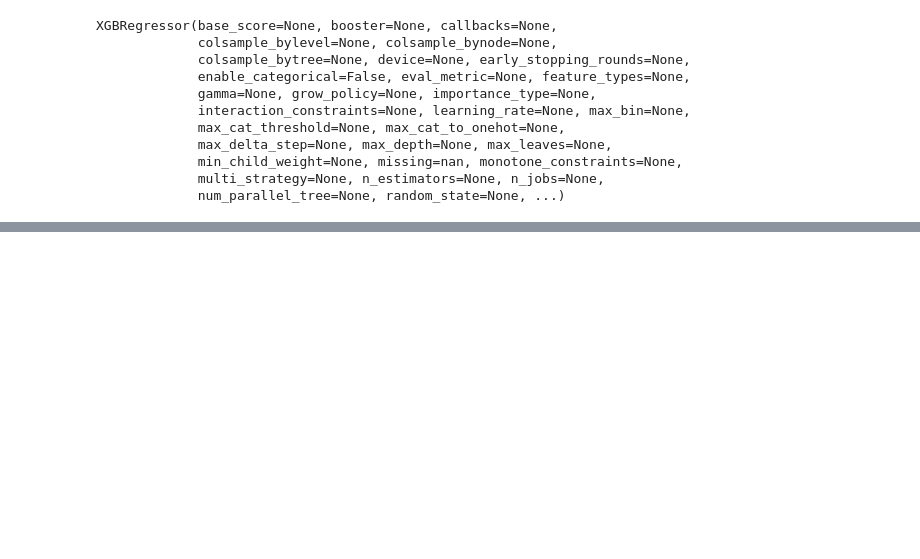
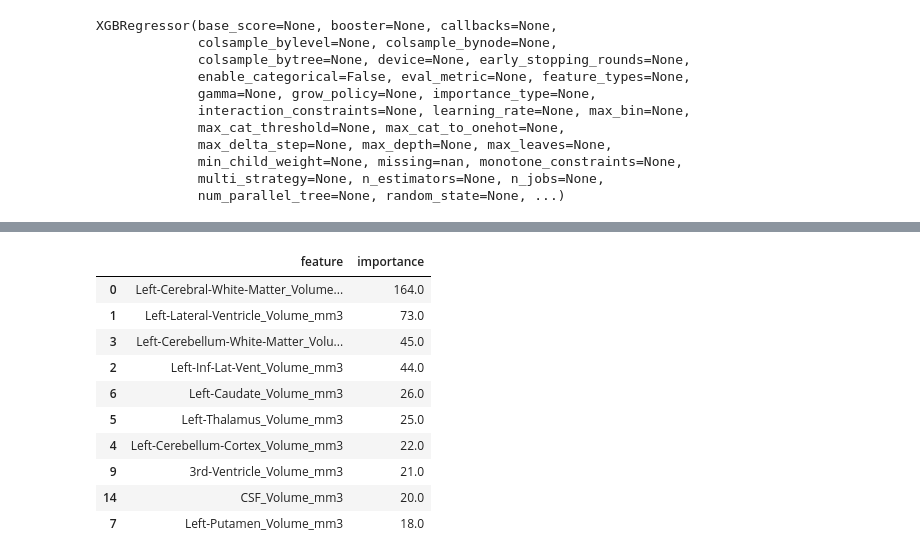
Before and after one commit to damianpolakpjwstk/dsc-2023-mri-classification, a Jupyter notebook: xgboost_modelling/train_evaluate_xgboost.ipynb, the cells around one changed output, grey strips where cells are left out. Saved outputs shown, nothing was run; the diff lists cells and outputs as text; code cells hidden in the pictures; blank space fills up the shorter version.

```diff
--- a/xgboost_modelling/train_evaluate_xgboost.ipynb
+++ b/xgboost_modelling/train_evaluate_xgboost.ipynb
@@ -125,0 +160,14 @@ array([[39.50761032, 41.229295  ],
+# %%
+get_xgboost_explanations(model_regression, train_df.drop(columns=y_columns).columns)
+# %% [output]
+|  | feature | importance |
+| 0 | Left-Cerebral-White-Matter_Volume... | 164.0 |
+| 1 | Left-Lateral-Ventricle_Volume_mm3 | 73.0 |
+| 3 | Left-Cerebellum-White-Matter_Volu... | 45.0 |
+| 2 | Left-Inf-Lat-Vent_Volume_mm3 | 44.0 |
+| 6 | Left-Caudate_Volume_mm3 | 26.0 |
+| 5 | Left-Thalamus_Volume_mm3 | 25.0 |
+| 4 | Left-Cerebellum-Cortex_Volume_mm3 | 22.0 |
+| 9 | 3rd-Ventricle_Volume_mm3 | 21.0 |
+| 14 | CSF_Volume_mm3 | 20.0 |
+| 7 | Left-Putamen_Volume_mm3 | 18.0 |
```
Also changed, not shown: parts of 11 cells of this notebook, 4 other files.
